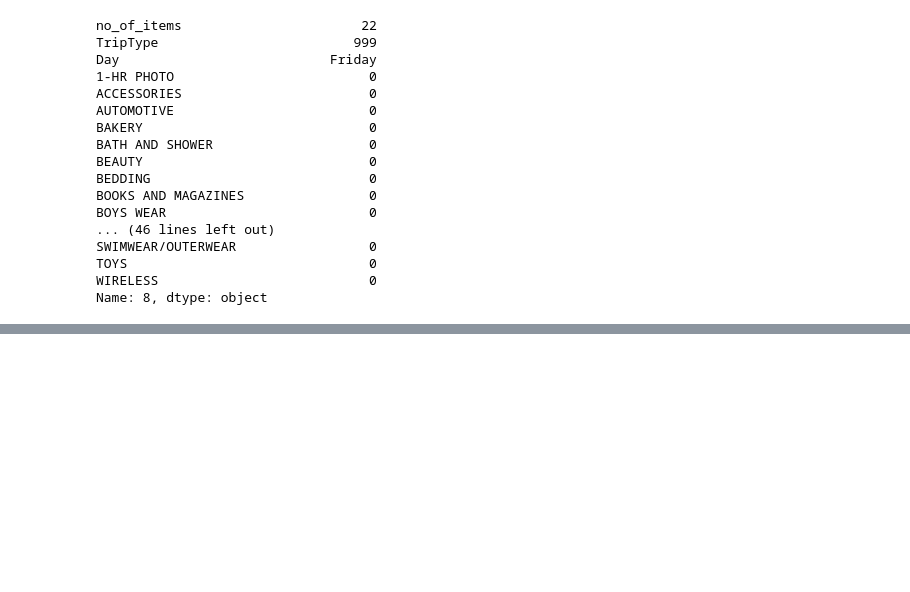
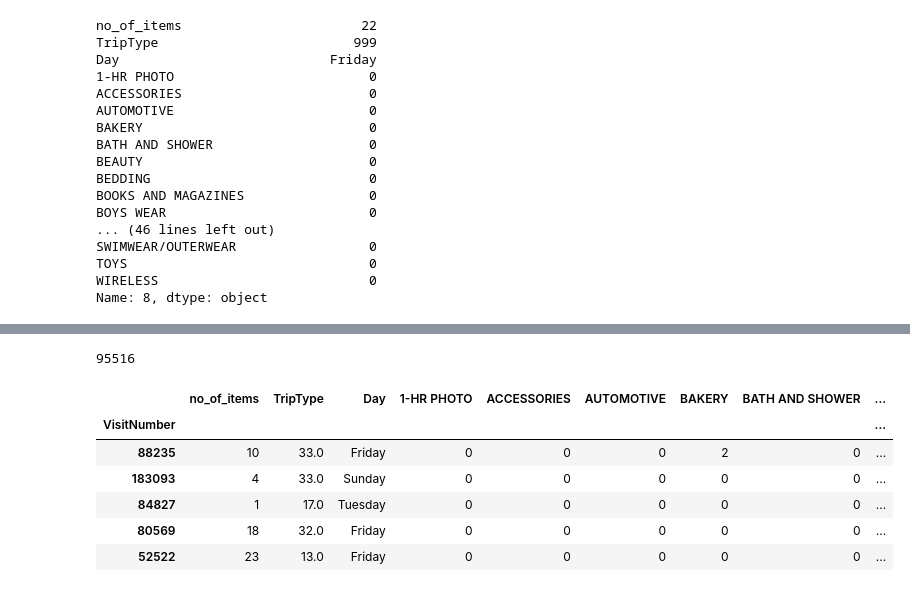
Before and after one commit to rajeshdsar/Walmart-Kaggle-Comp-Repo, a Jupyter notebook: WalMart_Capstone_1.ipynb, the cells around one changed output, grey strips where cells are left out. Cells and saved outputs as stored; diff of their text form; code cells hidden in the pictures; blank space fills up the shorter version.

```diff
--- a/WalMart_Capstone_1.ipynb
+++ b/WalMart_Capstone_1.ipynb
@@ -330,0 +347,2 @@ trip_types.sort()
+# %%
+df_temp_visits = df_visits.copy(deep=True)
@@ -330,0 +359,43 @@ trip_types.sort()
+# %%
+df_temp_visits['TripType'] =df_temp_visits['TripType'].map({3:1,
+4:2,
+5:3,
+6:4,
+7:5,
+8:6,
+9:7,
+12:8,
+14:9,
+15:10,
+18:11,
+19:12,
+20:13,
+21:14,
+22:15,
+23:16,
+24:17,
+25:18,
+26:19,
+27:20,
+28:21,
+29:22,
+30:23,
+31:24,
+32:25,
+33:26,
+34:27,
+35:28,
+36:29,
+37:30,
+38:31,
+39:32,
+40:33,
+41:34,
+42:35,
+43:36,
+44:37,
+999:38})
+# %%
+len(df_temp_visits)
+# %% [output]
+95516
@@ -330,0 +404,12 @@ trip_types.sort()
+# %%
+train_df, test_df = train_test_split(df_temp_visits,test_size=0.2)
+# %%
+train_df.head(5)
+# %% [output]
+|  | no_of_items | TripType | Day | 1-HR PHOTO | ACCESSORIES | AUTOMOTIVE | BAKERY | BATH AND SHOWER | ... |
+| VisitNumber |  |  |  |  |  |  |  |  | ... |
+| 88235 | 10 | 33.0 | Friday | 0 | 0 | 0 | 2 | 0 | ... |
+| 183093 | 4 | 33.0 | Sunday | 0 | 0 | 0 | 0 | 0 | ... |
+| 84827 | 1 | 17.0 | Tuesday | 0 | 0 | 0 | 0 | 0 | ... |
+| 80569 | 18 | 32.0 | Friday | 0 | 0 | 0 | 0 | 0 | ... |
+| 52522 | 23 | 13.0 | Friday | 0 | 0 | 0 | 0 | 0 | ... |
```
Also changed, not shown: parts of 24 cells of this notebook.
